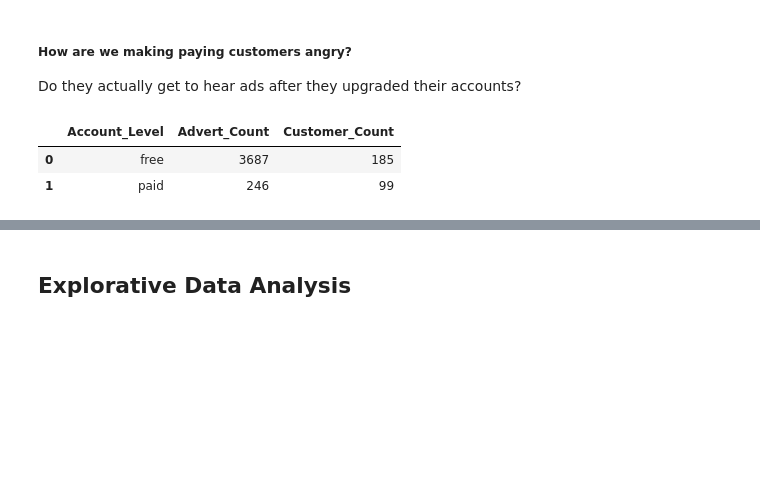
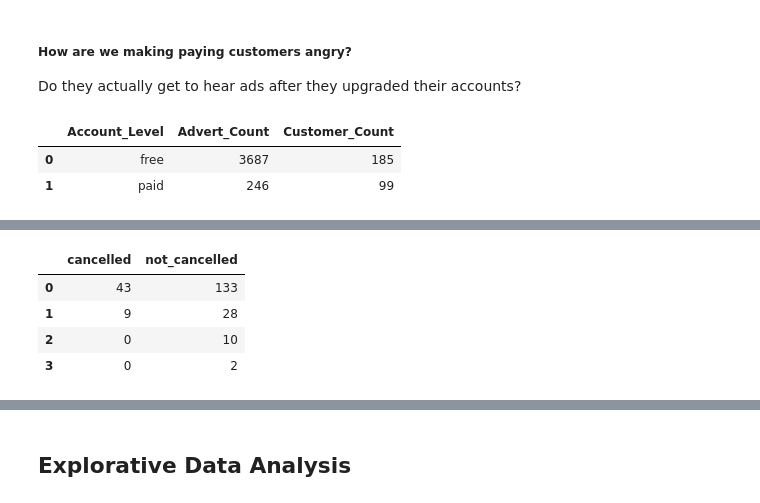
Before and after one commit to v1001/Sparkify_Churn_Prediction, a Jupyter notebook: Sparkify_Wrangling_Statistics.ipynb, the cells around one changed output, grey strips where cells are left out. Cells and saved outputs as stored; diff of their text form; code cells hidden in the pictures; blank space fills up the shorter version.

```diff
--- a/Sparkify_Wrangling_Statistics.ipynb
+++ b/Sparkify_Wrangling_Statistics.ipynb
@@ -444,0 +484,12 @@ df_churn
+# %%
+df_downgrade['not_cancelled'] = df_downgrade.userID['count'] - df_downgrade.cancelled['sum']
+df_downgrade_contigency = pd.DataFrame()
+df_downgrade_contigency['cancelled'] = df_downgrade['cancelled']['sum']
+df_downgrade_contigency['not_cancelled'] = df_downgrade['not_cancelled']
+df_downgrade_contigency
+# %% [output]
+|  | cancelled | not_cancelled |
+| 0 | 43 | 133 |
+| 1 | 9 | 28 |
+| 2 | 0 | 10 |
+| 3 | 0 | 2 |
```
Also changed, not shown: parts of 25 cells of this notebook.
